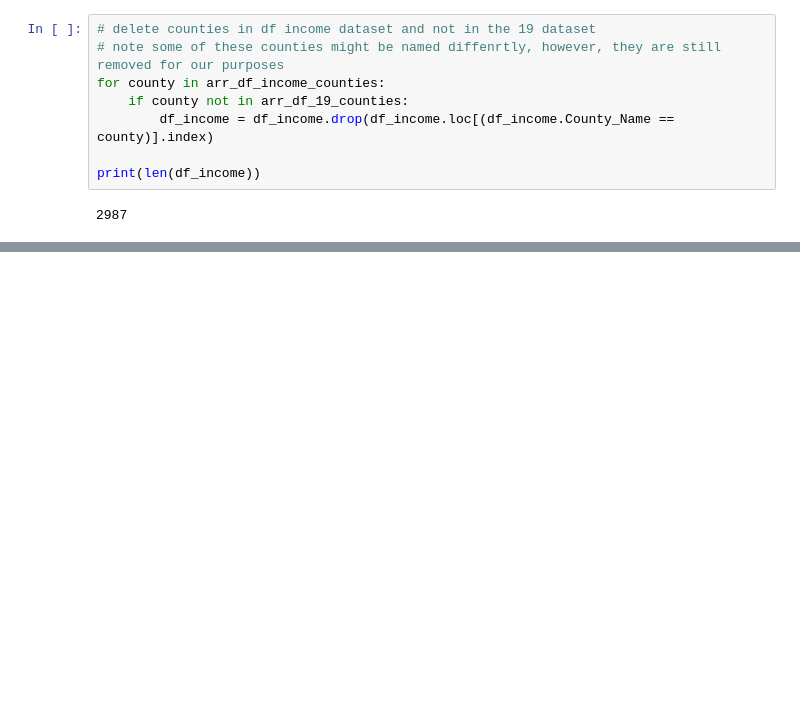
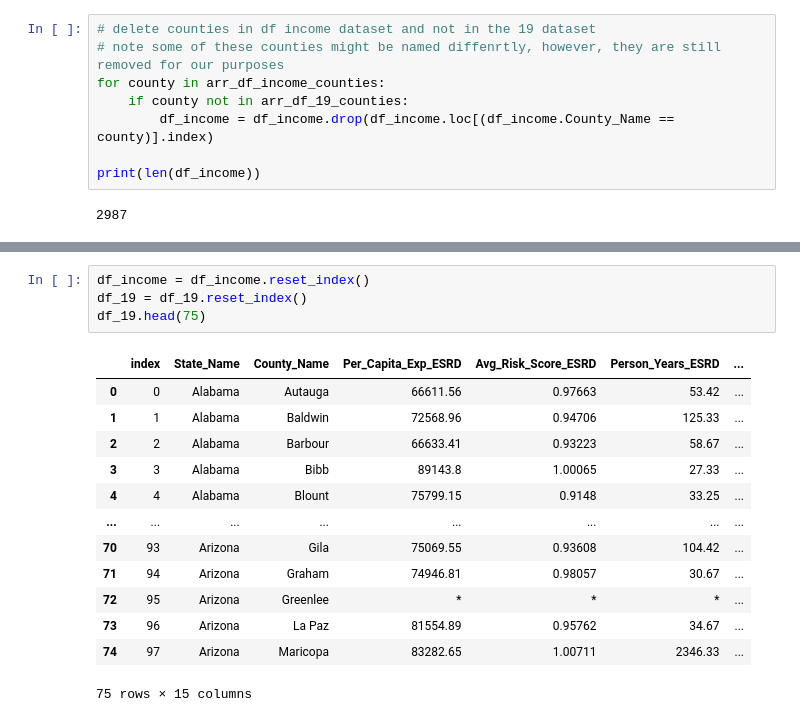
Before and after one commit to AdvaySingh1/Income-Elasticity-Analysis, a Jupyter notebook: Elasticity-Analysis.ipynb, the cells around one changed output, grey strips where cells are left out. Cells and saved outputs as stored; diff of their text form; blank space fills up the shorter version.

```diff
--- a/Elasticity-Analysis.ipynb
+++ b/Elasticity-Analysis.ipynb
@@ -104,0 +117,18 @@ print(len(df_19))
+# %%
+df_income = df_income.reset_index()
+df_19 = df_19.reset_index()
+df_19.head(75)
+# %% [output]
+|  | index | State_Name | County_Name | Per_Capita_Exp_ESRD | Avg_Risk_Score_ESRD | Person_Years_ESRD | ... |
+| 0 | 0 | Alabama | Autauga | 66611.56 | 0.97663 | 53.42 | ... |
+| 1 | 1 | Alabama | Baldwin | 72568.96 | 0.94706 | 125.33 | ... |
+| 2 | 2 | Alabama | Barbour | 66633.41 | 0.93223 | 58.67 | ... |
+| 3 | 3 | Alabama | Bibb | 89143.8 | 1.00065 | 27.33 | ... |
+| 4 | 4 | Alabama | Blount | 75799.15 | 0.9148 | 33.25 | ... |
+| ... | ... | ... | ... | ... | ... | ... | ... |
+| 70 | 93 | Arizona | Gila | 75069.55 | 0.93608 | 104.42 | ... |
+| 71 | 94 | Arizona | Graham | 74946.81 | 0.98057 | 30.67 | ... |
+| 72 | 95 | Arizona | Greenlee | * | * | * | ... |
+| 73 | 96 | Arizona | La Paz | 81554.89 | 0.95762 | 34.67 | ... |
+| 74 | 97 | Arizona | Maricopa | 83282.65 | 1.00711 | 2346.33 | ... |
+75 rows × 15 columns
```
Also changed, not shown: parts of 8 cells of this notebook, 14 other files.
